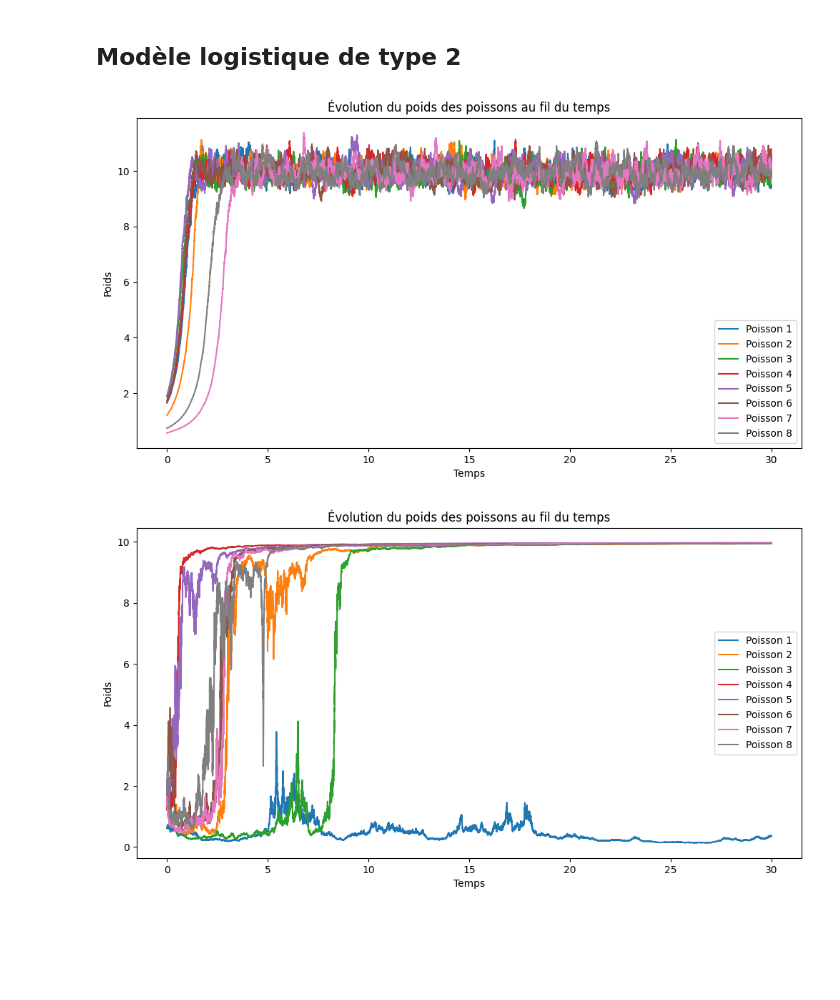
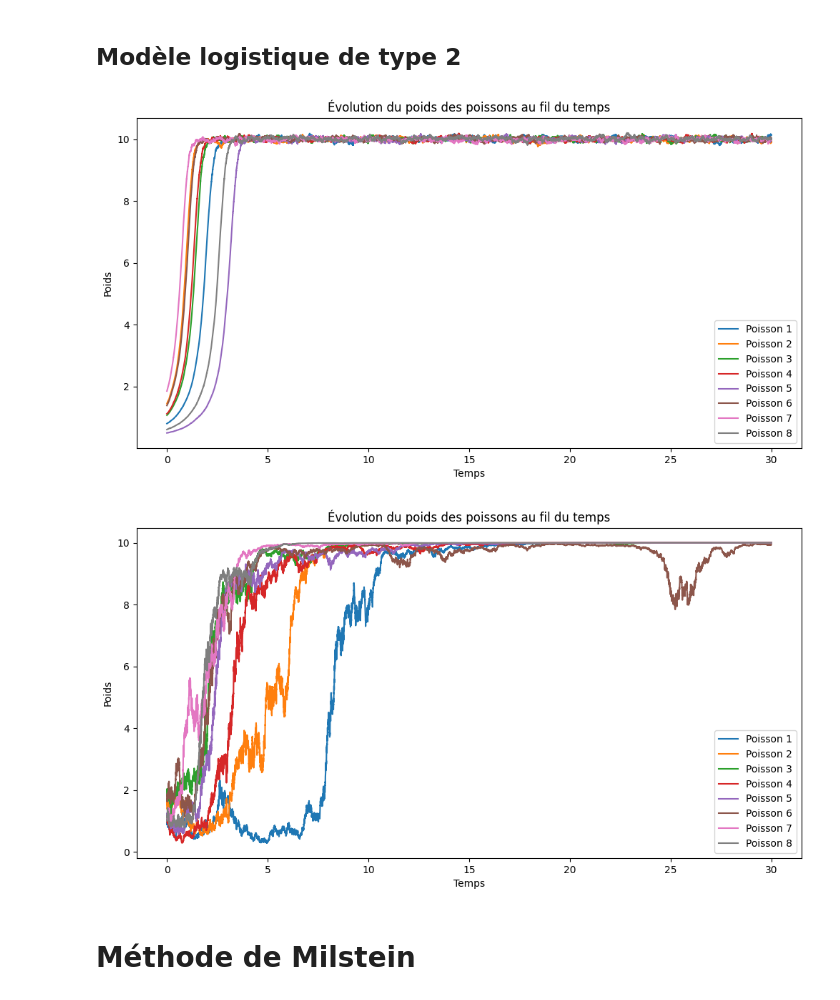
Before and after one commit to leaajo/sde_resolve, a Jupyter notebook: first_approach.ipynb, the cells around one changed output. Cells and saved outputs as stored; diff of their text form; code cells hidden in the pictures; blank space fills up the shorter version.

```diff
--- a/first_approach.ipynb
+++ b/first_approach.ipynb
@@ -65,7 +66,7 @@ temps_final = 30
 finesse_pas = 0.001
 nombre_observations = int(temps_final / finesse_pas) + 1
 pas = finesse_pas
-c = 0.02
+c = 1/16
 mu = 0
 
 # Initialisation du tableau
@@ -84,7 +85,7 @@ for i in range(1, nombre_observations):
         #k = np.where(poids_ordonnes == tableau_poids[i-1, j])[0][0]
         k = np.searchsorted(poids_ordonnes, tableau_poids[i-1, j])
         x = tableau_poids[i-1, j]
-        tableau_poids[i, j] = x + b(x, k, N) * pas + sigma(c, x) * np.random.normal(0, sigma(c, x))
+        tableau_poids[i, j] = x + b(x, k, N) * pas + sigma(c, x) * np.random.normal(0, sqrt(pas))
 
 temps = np.linspace(0, temps_final, nombre_observations)
 
@@ -115,7 +116,7 @@ temps_final = 30
 finesse_pas = 0.001
 nombre_observations = int(temps_final / finesse_pas) + 1
 pas = finesse_pas
-c = 0.002
+c = 0.2
 mu = 0
 
 # Initialisation du tableau
@@ -134,7 +135,7 @@ for i in range(1, nombre_observations):
         #k = np.where(poids_ordonnes == tableau_poids[i-1, j])[0][0]
         k = np.searchsorted(poids_ordonnes, tableau_poids[i-1, j])
         x = tableau_poids[i-1, j]
-        tableau_poids[i, j] = x + b(x, k, N) * pas + sigma(c, x) * np.random.normal(0, sigma(c, x))
+        tableau_poids[i, j] = x + b(x, k, N) * pas + sigma(c, x) * np.random.normal(0, sqrt(pas))
 
 temps = np.linspace(0, temps_final, nombre_observations)
 
@@ -184,7 +185,7 @@ for i in range(1, nombre_observations):
         #k = np.where(poids_ordonnes == tableau_poids[i-1, j])[0][0]
         k = np.searchsorted(poids_ordonnes, tableau_poids[i-1, j])
         x = tableau_poids[i-1, j]
-        tableau_poids[i, j] = x + b(x, k, N) * pas + sigma(c, x) * np.random.normal(0, sigma(c, x))
+        tableau_poids[i, j] = x + b(x, k, N) * pas + sigma(c, x) * np.random.normal(0, sqrt(pas))
 
 temps = np.linspace(0, temps_final, nombre_observations)
 
@@ -199,7 +200,7 @@ plt.title('Évolution du poids des poissons au fil du temps')
 plt.legend()
 plt.show()
 # %% [output]
-[figure, old version]
+[figure, new version]
 # %%
 def b(x, k, N, x_max=10):
     return (0.7+0.1*(k/N))*x*x*((1-x/x_max)**2)
@@ -213,38 +214,40 @@ temps_final = 30
 finesse_pas = 0.001
 nombre_observations = int(temps_final / finesse_pas) + 1
 pas = finesse_pas
-c = 0.2
+c = 0.8
 mu = 0
 
 # Initialisation du tableau
 tableau_poids = np.zeros((nombre_observations, N))
 X_0 = np.random.uniform(0.5, 2, N)
 tableau_poids[0, :] = X_0
 
 # Remplissage du tableau
 for i in range(1, nombre_observations):
 
     # On ordonne les poids
     poids_ordonnes = tableau_poids[i-1, :]
     poids_ordonnes = np.sort(poids_ordonnes)
 
     for j in range(N):
         #k = np.where(poids_ordonnes == tableau_poids[i-1, j])[0][0]
         k = np.searchsorted(poids_ordonnes, tableau_poids[i-1, j])
         x = tableau_poids[i-1, j]
-        tableau_poids[i, j] = x + b(x, k, N) * pas + sigma(c, x) * np.random.normal(0, sigma(c, x))
+        tableau_poids[i, j] = x + b(x, k, N) * pas + sigma(c, x) * np.random.normal(0, sqrt(pas))
 
 temps = np.linspace(0, temps_final, nombre_observations)
 
 # graphique
 plt.figure(figsize=(12, 6))
 for j in range(N):
     plt.plot(temps, tableau_poids[:, j], label=f'Poisson {j+1}')
 
 plt.xlabel('Temps')
 plt.ylabel('Poids')
 plt.title('Évolution du poids des poissons au fil du temps')
 plt.legend()
 plt.show()
 # %% [output]
-[figure, old version]
+[figure, new version]
+# %% [markdown]
+# Méthode de Milstein
```
Also changed, not shown: parts of 3 cells of this notebook.
